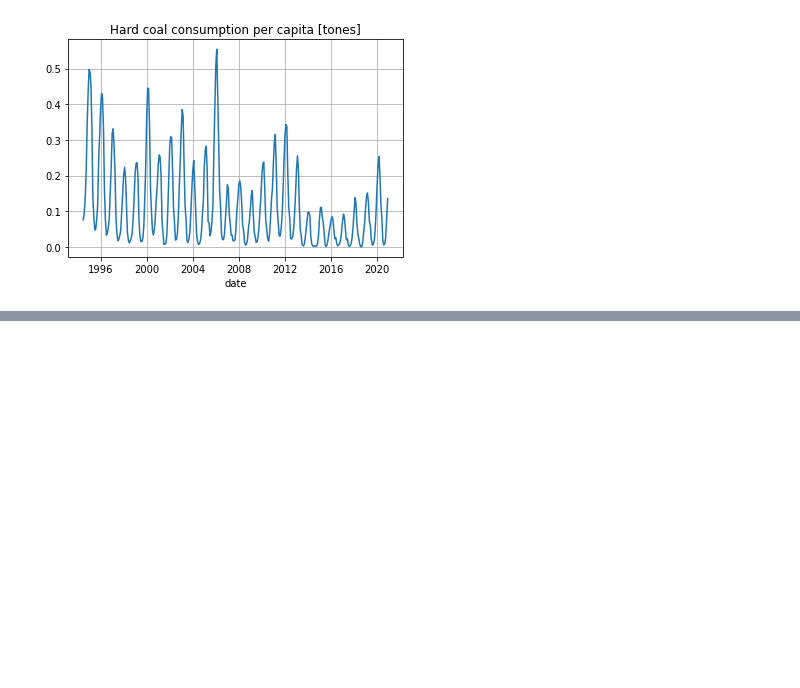
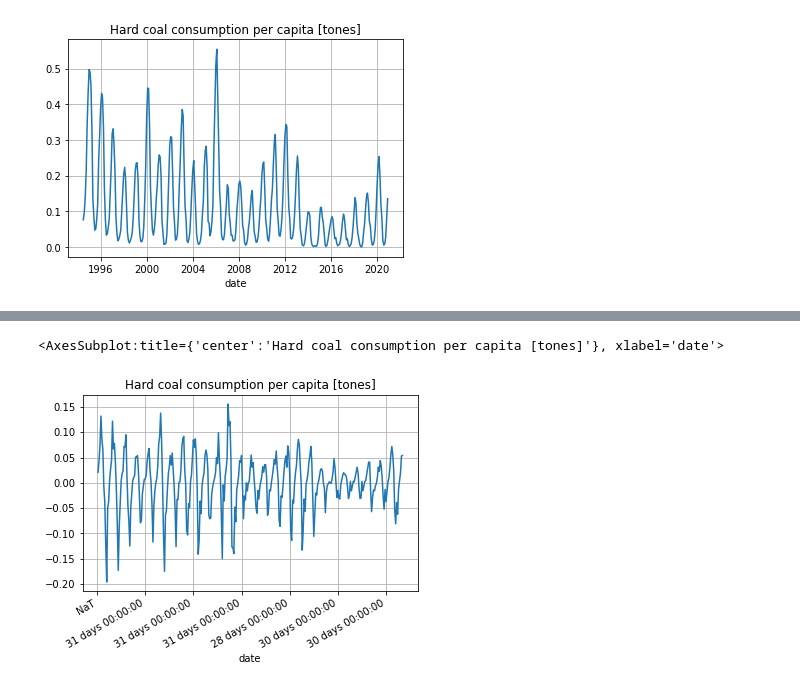
Before and after one commit to jcierocki/INGModellingContest, a Jupyter notebook: notebooks/task1.ipynb, the cells around one changed output, grey strips where cells are left out. Cells and saved outputs as stored; diff of their text form; code cells hidden in the pictures; blank space fills up the shorter version.

```diff
--- a/notebooks/task1.ipynb
+++ b/notebooks/task1.ipynb
@@ -28,0 +65,5 @@ df.plot(x = "date", legend = False, title = "Hard coal consumption per capita [t
+# %%
+df.diff().plot(x = "date", legend = False, title = "Hard coal consumption per capita [tones]", grid = True)
+# %% [output]
+<AxesSubplot:title={'center':'Hard coal consumption per capita [tones]'}, xlabel='date'>
+[figure, added]
```
Also changed, not shown: parts of 13 cells of this notebook.
